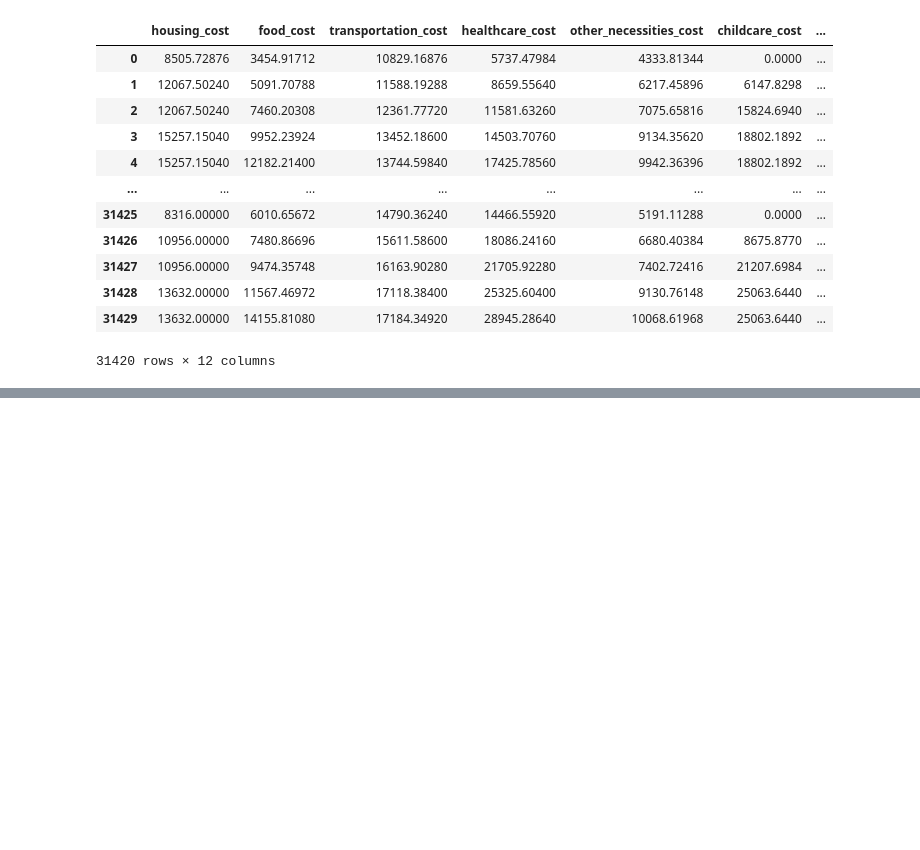
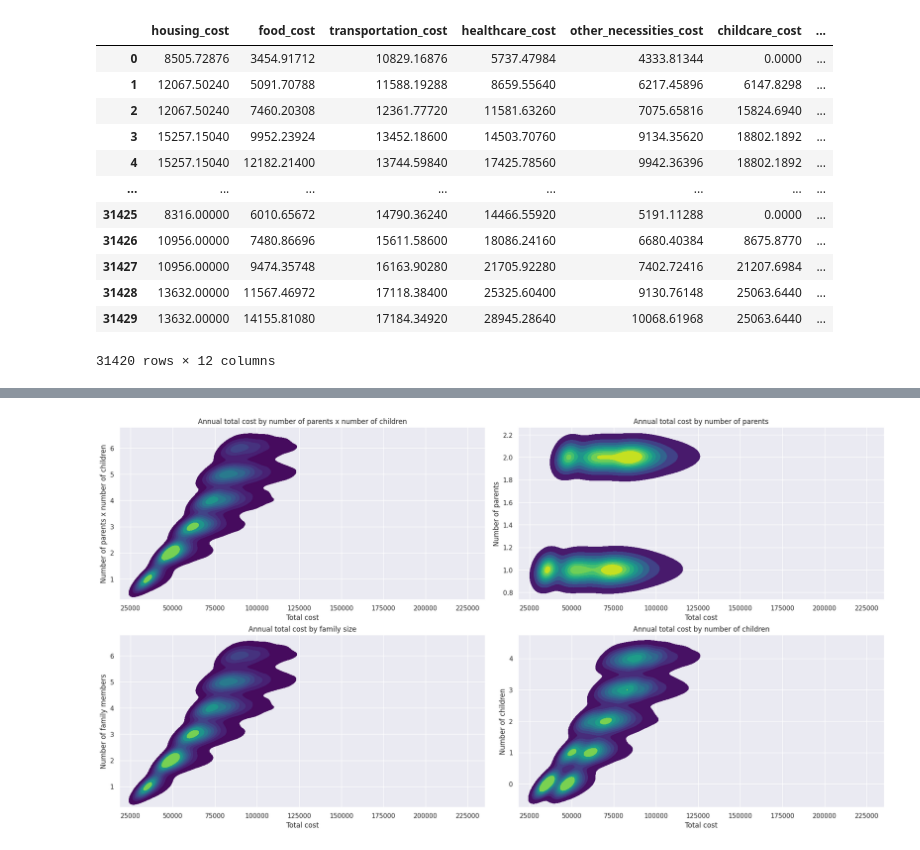
Before and after one commit to loisstetson/Project-4-Cost-of-Living, a Jupyter notebook: Cost_of_Living_colab.ipynb, the cells around one changed output, grey strips where cells are left out. Saved outputs shown, nothing was run; the diff lists cells and outputs as text; code cells hidden in the pictures; blank space fills up the shorter version.

```diff
--- a/Cost_of_Living_colab.ipynb
+++ b/Cost_of_Living_colab.ipynb
@@ -276,0 +416,41 @@ mse
+# %%
+# Create figure and axes with a cool color palette
+fig, ax = plt.subplots(2, 2, figsize=(19, 10), constrained_layout=True)
+colors = sns.color_palette('mako_r', n_colors=5)  # Change 'mako_r' to your preferred color palette
+
+# Create area plots
+sns.kdeplot(data=data_cleaned_copy, x='total_cost', y='family_size', fill=True, ax=ax[0, 0], cmap='viridis')
+
+# Configure the plot
+ax[0, 0].set_title('Annual total cost by number of parents x number of children')
+ax[0, 0].set_xlabel('Total cost')
+ax[0, 0].set_ylabel('Number of parents x number of children')
+
+# Create area plots
+sns.kdeplot(data=data_cleaned_copy, x='total_cost', y='number_of_parents', fill=True, ax=ax[0, 1], cmap='viridis')
+
+# Configure the plot
+ax[0, 1].set_title('Annual total cost by number of parents')
+ax[0, 1].set_xlabel('Total cost')
+ax[0, 1].set_ylabel('Number of parents')
+
+# Create area plots
+sns.kdeplot(data=data_cleaned_copy, x='total_cost', y='family_size', fill=True, ax=ax[1, 0], cmap='viridis')
+
+# Configure the plot
+ax[1, 0].set_title('Annual total cost by family size')
+ax[1, 0].set_xlabel('Total cost')
+ax[1, 0].set_ylabel('Number of family members')
+
+# Create area plots
+sns.kdeplot(data=data_cleaned_copy, x='total_cost', y='number_of_children', fill=True, ax=ax[1, 1], cmap='viridis')
+
+# Configure the plot
+ax[1, 1].set_title('Annual total cost by number of children')
+ax[1, 1].set_xlabel('Total cost')
+ax[1, 1].set_ylabel('Number of children')
+
+# Display plots
+plt.show()
+# %% [output]
+[figure, added]
```
Also changed, not shown: parts of 11 cells of this notebook.
